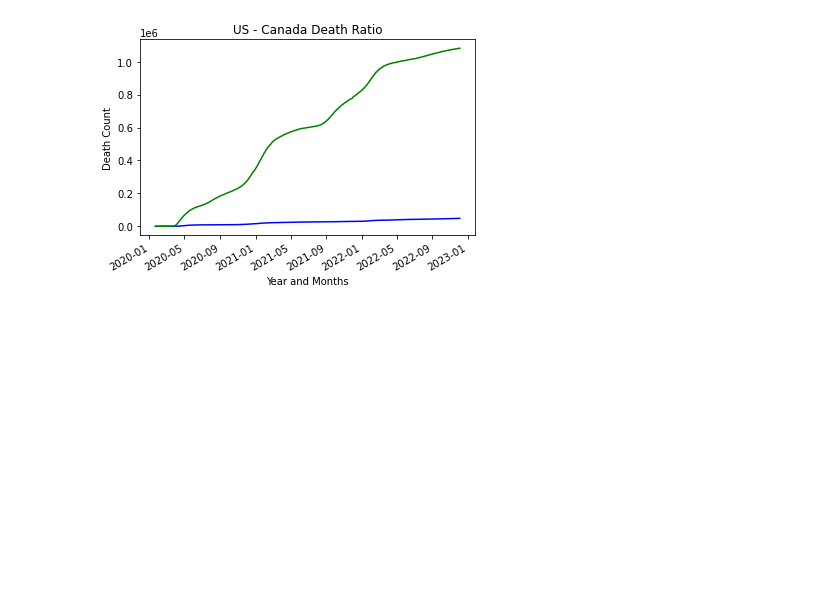
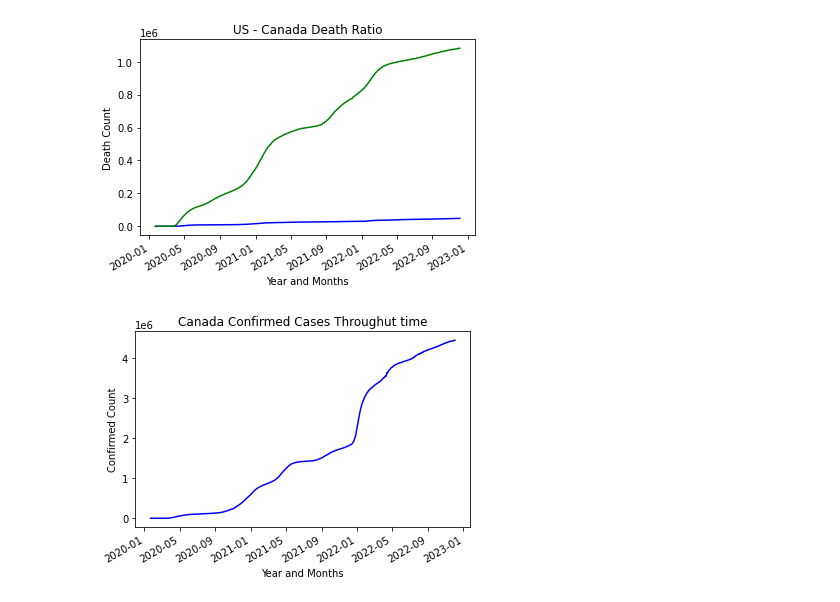
Before and after one commit to AIDA-Saskatchewan-polytechnic/FInal_Project-by-YAM-Group, a Jupyter notebook: FinalProject.ipynb, the cells around one changed output. Drawn from its saved outputs; the diff is of its cells as text; code cells hidden in the pictures; blank space fills up the shorter version.

Commit message:
Canada Confirmed Cases Throughut time Graph

```diff
--- a/FinalProject.ipynb
+++ b/FinalProject.ipynb
@@ -288,3 +288,15 @@ fig.autofmt_xdate()
 plt.show()
 # %% [output]
 [figure]
+# %%
+fig = plt.figure()
+plt.plot_date(final['date'],final['Canada_Confirmed_Cases'],'b-')
+
+plt.title("Canada Confirmed Cases Throughut time")
+plt.xlabel("Year and Months")
+plt.ylabel("Confirmed Count")
+
+fig.autofmt_xdate()
+plt.show()
+# %% [output]
+[figure, added]
```
